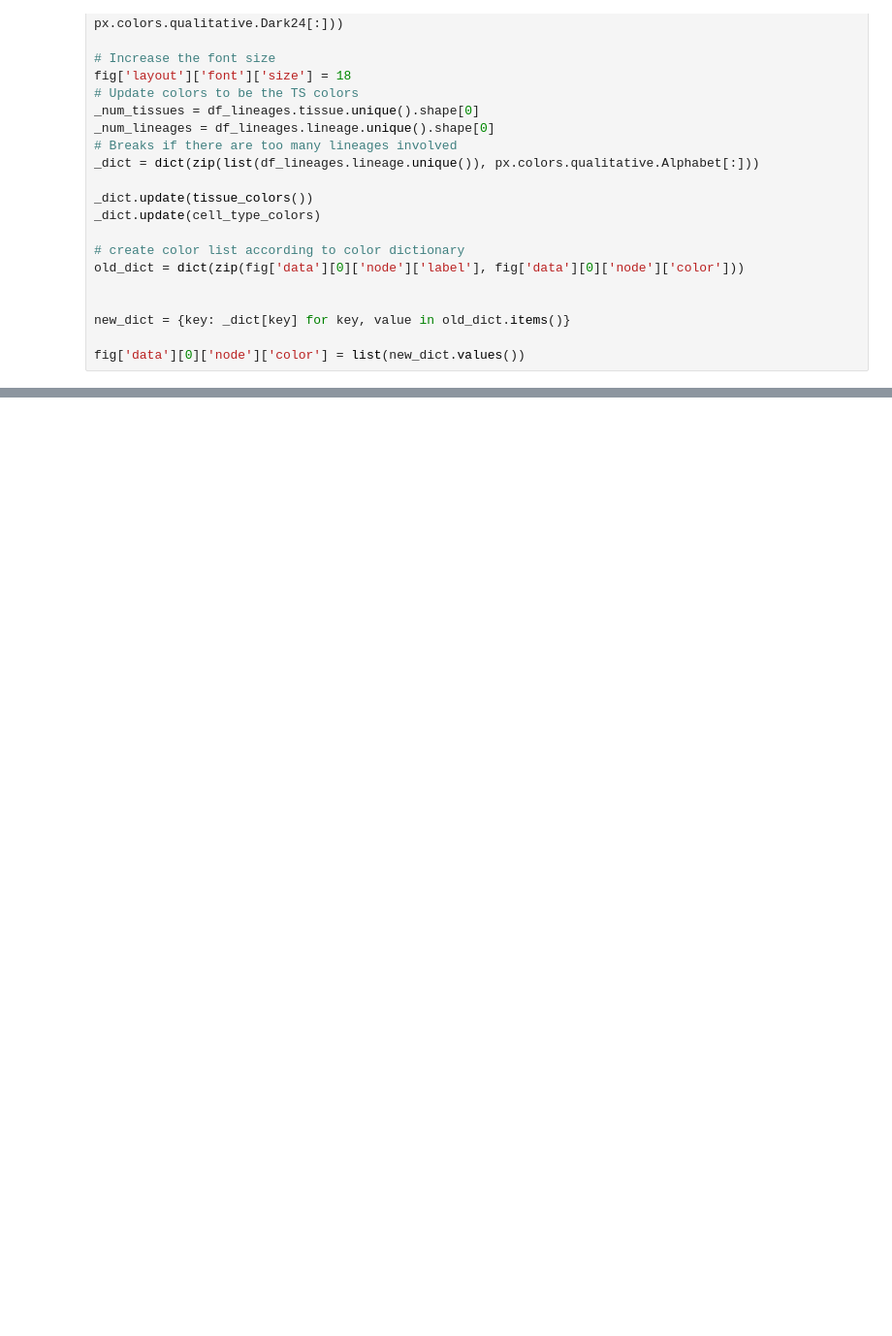
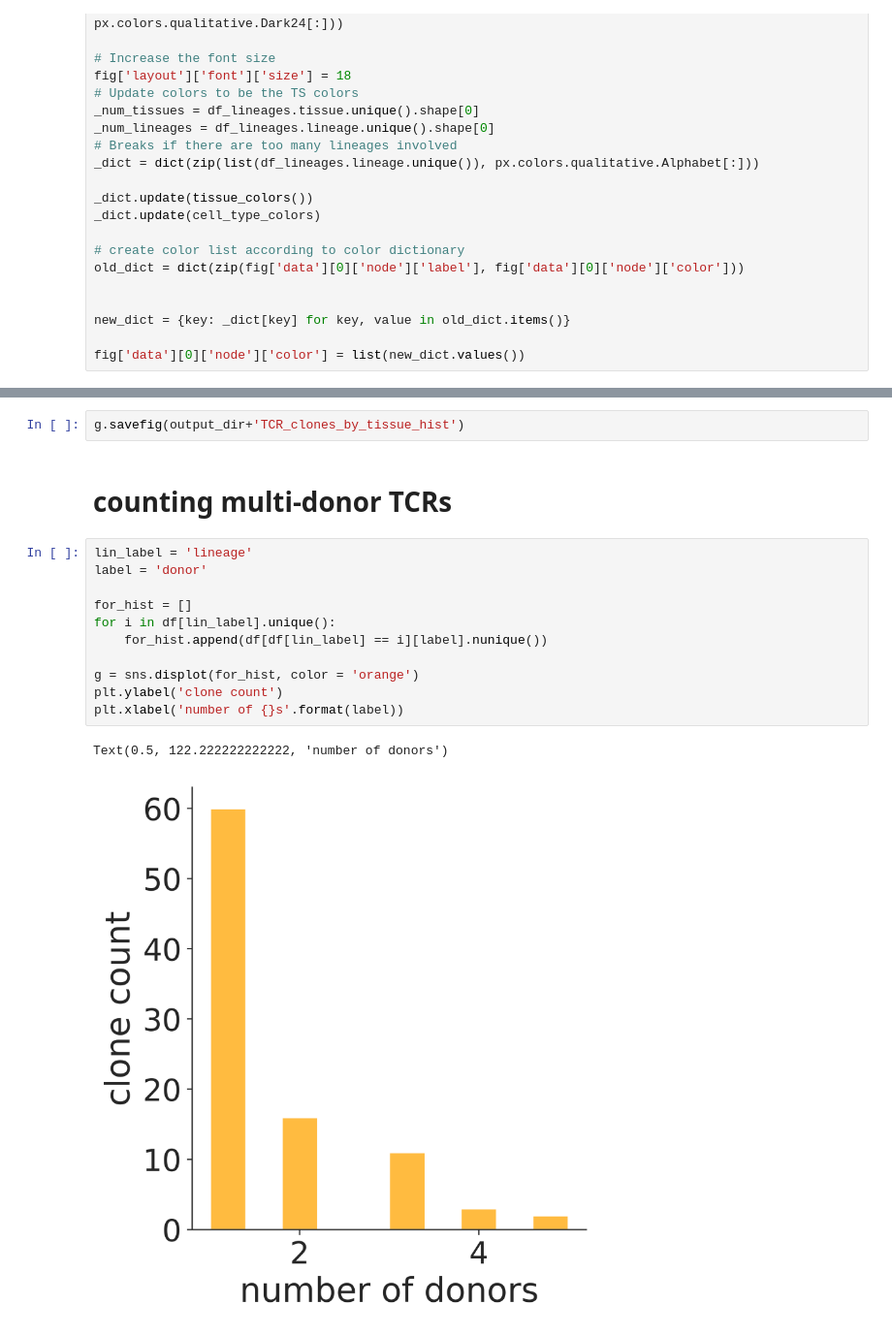
Before and after one commit to michael-swift/tsp-immune-analysis, a Jupyter notebook: notebooks/clonality/Clonality_Data_TCRs.ipynb, the cells around one changed output, grey strips where cells are left out. Shown at 97% size. Cells and saved outputs as stored; diff of their text form; blank space fills up the shorter version.

```diff
--- a/notebooks/clonality/Clonality_Data_TCRs.ipynb
+++ b/notebooks/clonality/Clonality_Data_TCRs.ipynb
@@ -624,0 +662,18 @@ df[df.lineage =='m']
+# %%
+g.savefig(output_dir+'TCR_clones_by_tissue_hist')
+# %% [markdown]
+# counting multi-donor TCRs
+# %%
+lin_label = 'lineage'
+label = 'donor'
+
+for_hist = []
+for i in df[lin_label].unique():
+    for_hist.append(df[df[lin_label] == i][label].nunique())
+
+g = sns.displot(for_hist, color = 'orange')
+plt.ylabel('clone count')
+plt.xlabel('number of {}s'.format(label))
+# %% [output]
+Text(0.5, 122.222222222222, 'number of donors')
+[figure, added]
```
Also changed, not shown: parts of 17 cells of this notebook, 7 other files.
